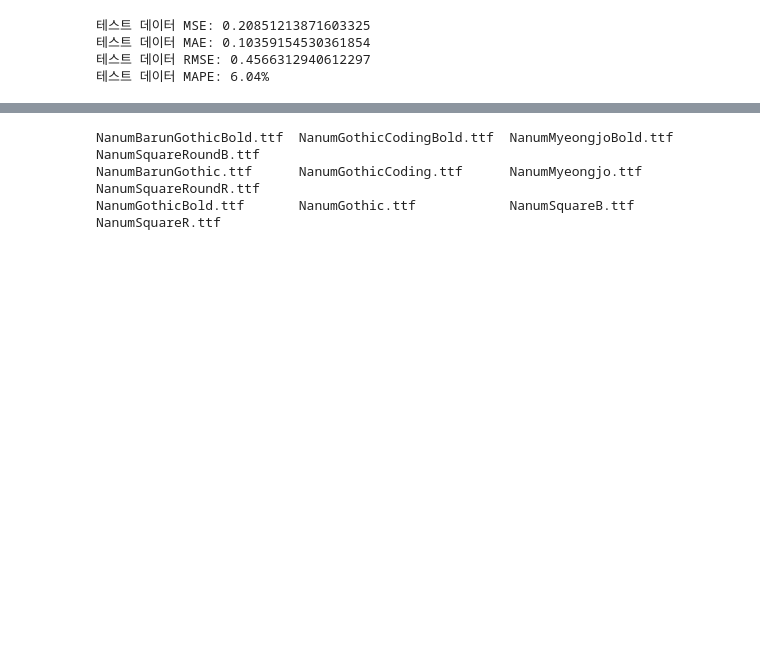
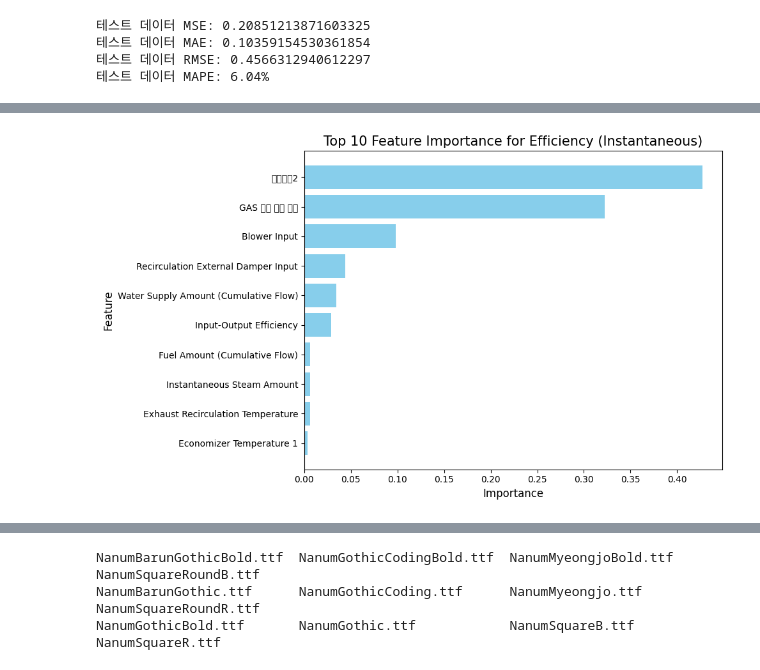
Before and after one commit to qkrjuyeol/boiler-efficiency-checker, a Jupyter notebook: AI/XGBoost_comb.ipynb, the cells around one changed output, grey strips where cells are left out. Drawn from its saved outputs; the diff is of its cells as text; code cells hidden in the pictures; blank space fills up the shorter version.

Commit message:
XGBoost 시각화 영어로 출력, 범주 데이터 처리

```diff
--- a/AI/XGBoost_comb.ipynb
+++ b/AI/XGBoost_comb.ipynb
@@ -224,0 +231,92 @@ print(f'테스트 데이터 MAPE: {mape:.2f}%')  # MAPE를 소수점 2자리로
+# %%
+import matplotlib.pyplot as plt
+import pandas as pd
+import re
+
+# XGBoost 모델에서 특성 중요도 가져오기
+feature_importances = random_search.best_estimator_.feature_importances_
+
+# 특성 이름과 중요도를 DataFrame으로 변환
+importance_df = pd.DataFrame({
+    'Feature': X_encoded.columns,
+    'Importance': feature_importances
+})
+
+# 특성 이름을 한글에서 영어로 변경
+feature_mapping = {
+    "생성일": "Creation date",
+    "부하율": "Load factor",
+    "설정 압력": "Set Pressure",
+    "보일러 압력": "Boiler Pressure",
+    "송풍기 인버터 출력": "Blower Inverter Output",
+    "송풍기 입력": "Blower Input",
+    "급수 펌프": "Water Supply Pump",
+    "급수펌프 입력": "Water Supply Pump Input",
+    "가스 댐퍼": "Gas Damper",
+    "가스 댐퍼 입력": "Gas Damper Input",
+    "Air 댐퍼": "Air Damper",
+    "Air 댐퍼 입력": "Air Damper Input",
+    "재순환 댐퍼": "Recirculation Damper",
+    "재순환 외기 댐퍼": "Recirculation External Damper",
+    "재순환 댐퍼 입력": "Recirculation Damper Input",
+    "재순환 외기 댐퍼 입력": "Recirculation External Damper Input",
+    "급수 수위": "Water Supply Level",
+    "보일러 온도": "Boiler Temperature",
+    "배기가스온도1": "Exhaust Gas Temperature 1",
+    "배기가스온도2": "Exhaust Gas Temperature 2",
+    "배기가스온도3": "Exhaust Gas Temperature 3",
+    "배기 재 순환 온도": "Exhaust Recirculation Temperature",
+    "에코 온도1": "Economizer Temperature 1",
+    "에코 온도2": "Economizer Temperature 2",
+    "버너온도": "Burner Temperature",
+    "배기가스 NOx": "Exhaust Gas NOx",
+    "배기가스 O2": "Exhaust Gas O2",
+    "재순환 O2": "Recirculation O2",
+    "재순환 NOx": "Recirculation NOx",
+    "급수량(적산유량)": "Water Supply Amount (Cumulative Flow)",
+    "급수량(순간유량)": "Water Supply Amount (Instantaneous Flow)",
+    "연료량(적산유량)": "Fuel Amount (Cumulative Flow)",
+    "연료량(순간유량)": "Fuel Amount (Instantaneous Flow)",
+    "효율(순간)": "Efficiency (Instantaneous)",
+    "소비전류": "Power Consumption",
+    "진동센서1": "Vibration Sensor 1",
+    "진동센서2": "Vibration Sensor 2",
+    "운전시간": "Operating Time",
+    "정상 운전 확률": "Normal Operation Probability",
+    "송풍기 고장 확률": "Blower Failure Probability",
+    "AIR 댐퍼 고장 확률": "Air Damper Failure Probability",
+    "GAS 앰퍼 고장 확률": "Gas Damper Failure Probability",
+    "확률 업데이트 시간": "Probability Update Time",
+    "순간 스팀량": "Instantaneous Steam Amount",
+    "입출력법 효율": "Input-Output Efficiency",
+    "열 손실법 효율": "Heat Loss Efficiency",
+    "효율(입출력법-스팀)": "Efficiency (input/output method-steam)"
+}
+
+# 특성 이름 변경
+importance_df['Feature'] = importance_df['Feature'].replace(feature_mapping)
+
+# 특성 이름에서 날짜나 시간 정보 등 불필요한 부분 제거
+importance_df['Feature'] = importance_df['Feature'].apply(lambda x: re.sub(r'(_\d{4}-\d{2}-\d{2} \d{2}:\d{2}:\d{2})|(_\d+:\d+)', '', x))
+
+# 동일한 특성 이름들의 중요도를 합산
+importance_df = importance_df.groupby('Feature', as_index=False).sum()
+
+# 상위 N개의 중요도만 필터링
+top_n = 10
+top_features = importance_df.sort_values(by='Importance', ascending=False).head(top_n)
+
+# 특성 중요도 시각화
+plt.figure(figsize=(10, 6))
+plt.barh(top_features['Feature'], top_features['Importance'], color='skyblue')
+plt.gca().invert_yaxis()  # 중요도가 높은 순서부터 표시
+plt.xlabel('Importance', fontsize=12)
+plt.ylabel('Feature', fontsize=12)
+plt.title('Top 10 Feature Importance for Efficiency (Instantaneous)', fontsize=15)
+plt.tight_layout()
+plt.show()
+
+# 출력할 때 특성 이름과 중요도만 포함하여 확인
+print(top_features[['Feature', 'Importance']])
+# %% [output]
+[figure, added]
```
Also changed, not shown: parts of 8 cells of this notebook.
